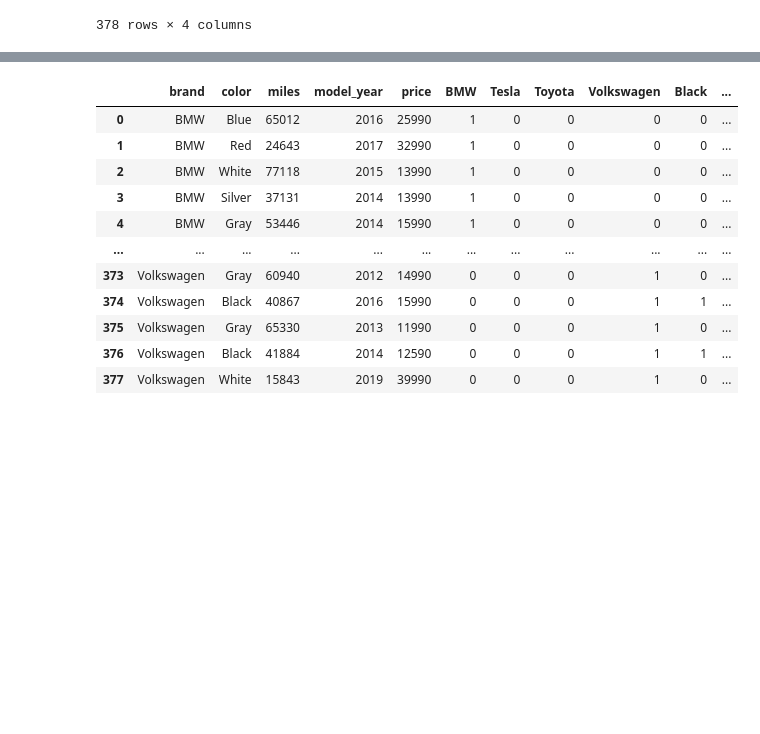
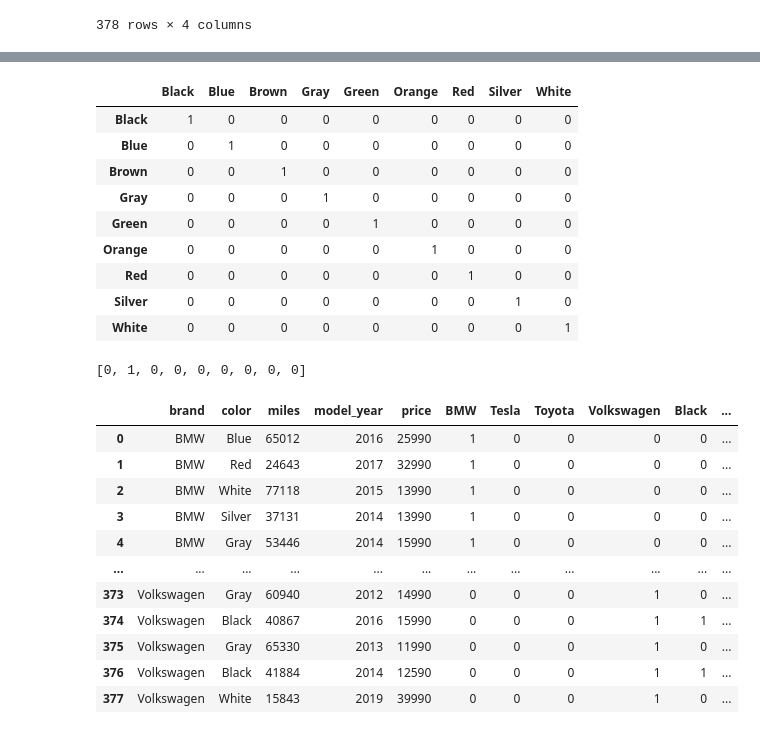
Before and after one commit to jalfgit/cars_analytics, a Jupyter notebook: EDA.ipynb, the cells around one changed output, grey strips where cells are left out. Saved outputs shown, nothing was run; the diff lists cells and outputs as text; code cells hidden in the pictures; blank space fills up the shorter version.

```diff
--- a/EDA.ipynb
+++ b/EDA.ipynb
@@ -87,3 +149,22 @@ pd.get_dummies(cars['brand'])
+# %%
+color_matrix = pd.get_dummies(cars['color'].sort_values()).drop_duplicates().set_index(pd.get_dummies(cars['color']).drop_duplicates().columns)
+# %%
+color_matrix
+# %% [output]
+|  | Black | Blue | Brown | Gray | Green | Orange | Red | Silver | White |
+| Black | 1 | 0 | 0 | 0 | 0 | 0 | 0 | 0 | 0 |
+| Blue | 0 | 1 | 0 | 0 | 0 | 0 | 0 | 0 | 0 |
+| Brown | 0 | 0 | 1 | 0 | 0 | 0 | 0 | 0 | 0 |
+| Gray | 0 | 0 | 0 | 1 | 0 | 0 | 0 | 0 | 0 |
+| Green | 0 | 0 | 0 | 0 | 1 | 0 | 0 | 0 | 0 |
+| Orange | 0 | 0 | 0 | 0 | 0 | 1 | 0 | 0 | 0 |
+| Red | 0 | 0 | 0 | 0 | 0 | 0 | 1 | 0 | 0 |
+| Silver | 0 | 0 | 0 | 0 | 0 | 0 | 0 | 1 | 0 |
+| White | 0 | 0 | 0 | 0 | 0 | 0 | 0 | 0 | 1 |
+# %%
+color_matrix.loc['Blue'].tolist()
+# %% [output]
+[0, 1, 0, 0, 0, 0, 0, 0, 0]
 # %%
 # pd.concat
 cars_encoded = pd.concat([cars[cols_selected],pd.get_dummies(cars['brand']),pd.get_dummies(cars['color'])],axis=1)
```
Also changed, not shown: parts of 24 cells of this notebook, 7 other files.
